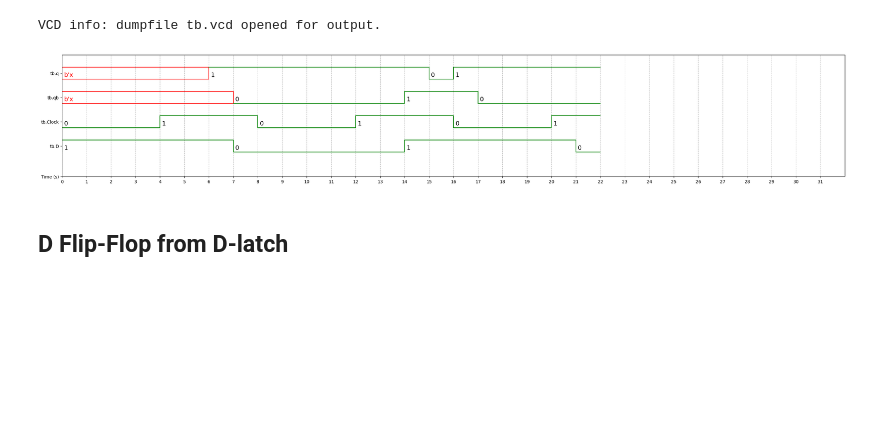
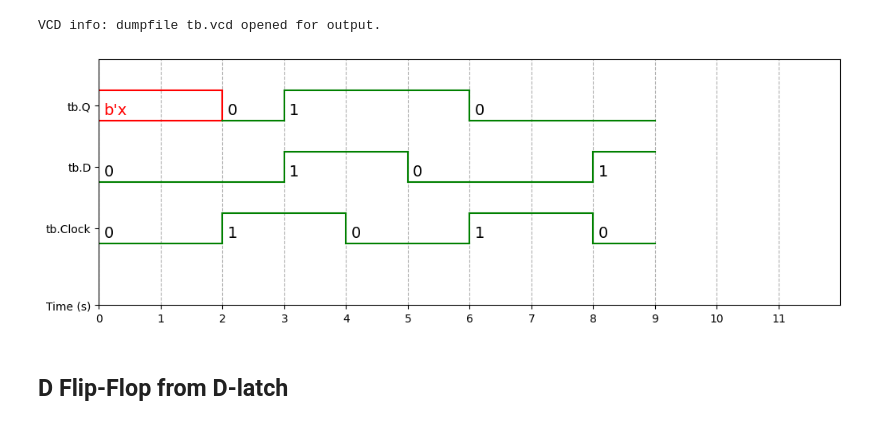
Before and after one commit to Keithleezx123/DSL, a Jupyter notebook: VerilogGit.ipynb, the cells around one changed output. Saved outputs shown, nothing was run; the diff lists cells and outputs as text; code cells hidden in the pictures; blank space fills up the shorter version.

```diff
--- a/VerilogGit.ipynb
+++ b/VerilogGit.ipynb
@@ -553,11 +553,11 @@ endmodule
 VCD info: dumpfile tb.vcd opened for output.
 # %%
 %%waveform tb.vcd
-sign_list = ['tb.q','tb.qb','tb.Clock','tb.D']
+sign_list = ['tb.Q','tb.D','tb.Clock']
 time_begin = 0
-time_end = 31
+time_end = 11
 base = 'bin' # bin, dec, dec2, hex, octal
 # %% [output]
-[figure, old version]
+[figure, new version]
 # %% [markdown]
 ## D Flip-Flop from D-latch
```
Also changed, not shown: parts of 86 cells of this notebook.
